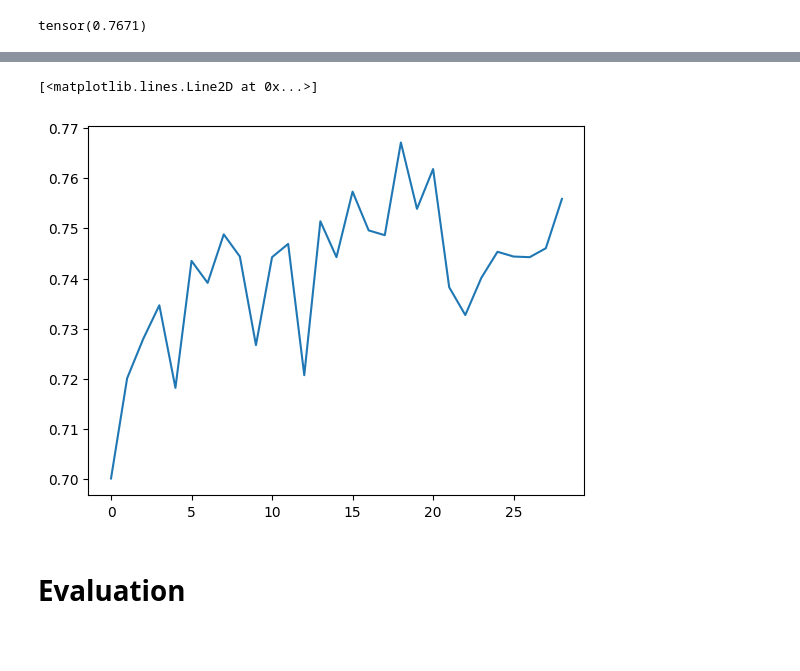
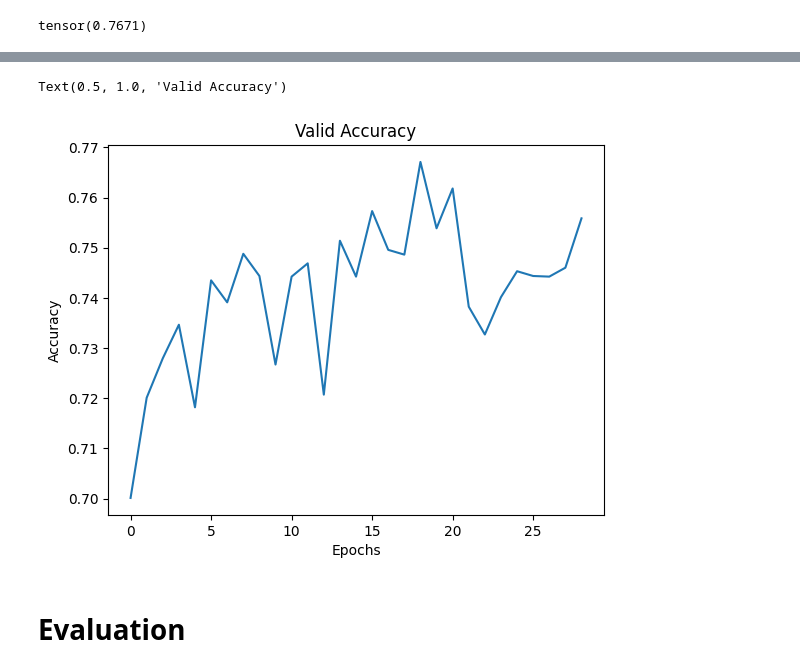
Before and after one commit to raidake/NLPGeneric, a Jupyter notebook: notebooks/part2_train_embeddings.ipynb, the cells around one changed output, grey strips where cells are left out. Drawn from its saved outputs; the diff is of its cells as text; code cells hidden in the pictures; blank space fills up the shorter version.

```diff
--- a/notebooks/part2_train_embeddings.ipynb
+++ b/notebooks/part2_train_embeddings.ipynb
@@ -496,8 +500,11 @@ plt.show()
-# %%
-plt.plot(metrics)
-# %% [output]
-[<matplotlib.lines.Line2D at 0x...>]
-[figure, removed]
+# %%
+plt.plot(metrics)
+plt.xlabel('Epochs')
+plt.ylabel('Accuracy')
+plt.title('Valid Accuracy')
+# %% [output]
+Text(0.5, 1.0, 'Valid Accuracy')
+[figure, added]
 # %% [markdown]
 # Evaluation
 # %%
```
Also changed, not shown: parts of 1 cell of this notebook.
